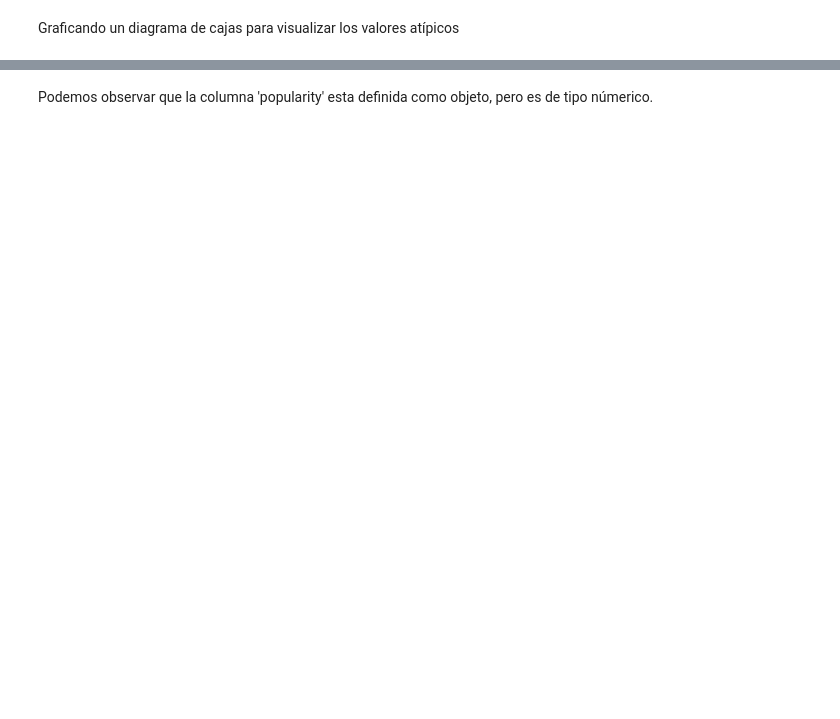
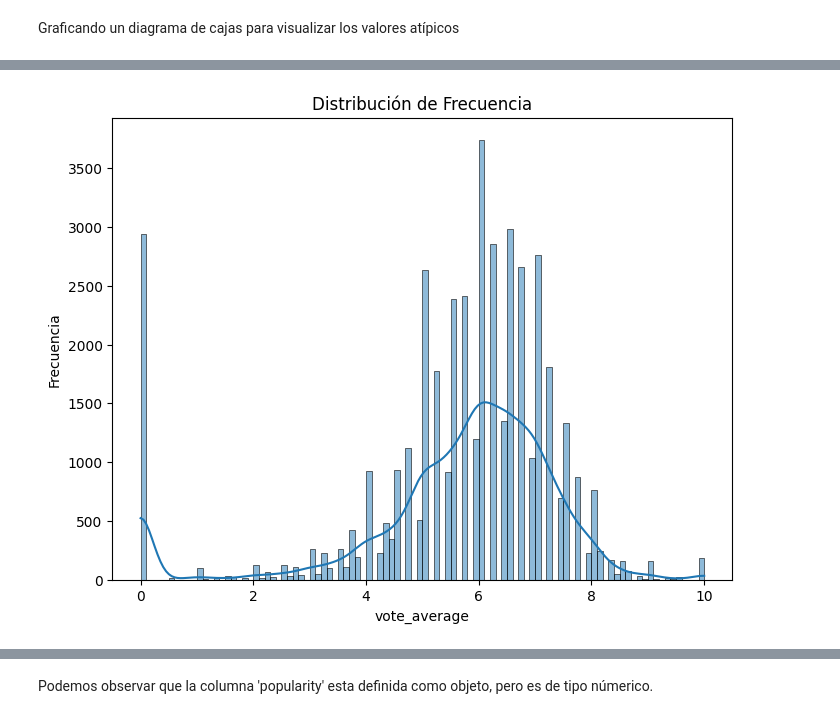
Before and after one commit to lesmengp/PI_ML_OPS, a Jupyter notebook: PI01.ipynb, the cells around one changed output, grey strips where cells are left out. Drawn from its saved outputs; the diff is of its cells as text; code cells hidden in the pictures; blank space fills up the shorter version.

```diff
--- a/PI01.ipynb
+++ b/PI01.ipynb
@@ -1660,0 +1779,13 @@ Name: popularity, Length: 45376, dtype: object
+# %%
+### Grafico de Distribución de Frecuencia
+Columna = 'vote_average'
+
+# Crear un histograma y gráfico de densidad para la popularidad sin escala logarítmica
+plt.figure(figsize=(8, 6))
+sns.histplot(data=df_movies, x= Columna, kde=True)
+plt.title('Distribución de Frecuencia')
+plt.xlabel(Columna)
+plt.ylabel('Frecuencia')
+plt.show()
+# %% [output]
+[figure, added]
```
Also changed, not shown: parts of 149 cells of this notebook, 2 other files.
